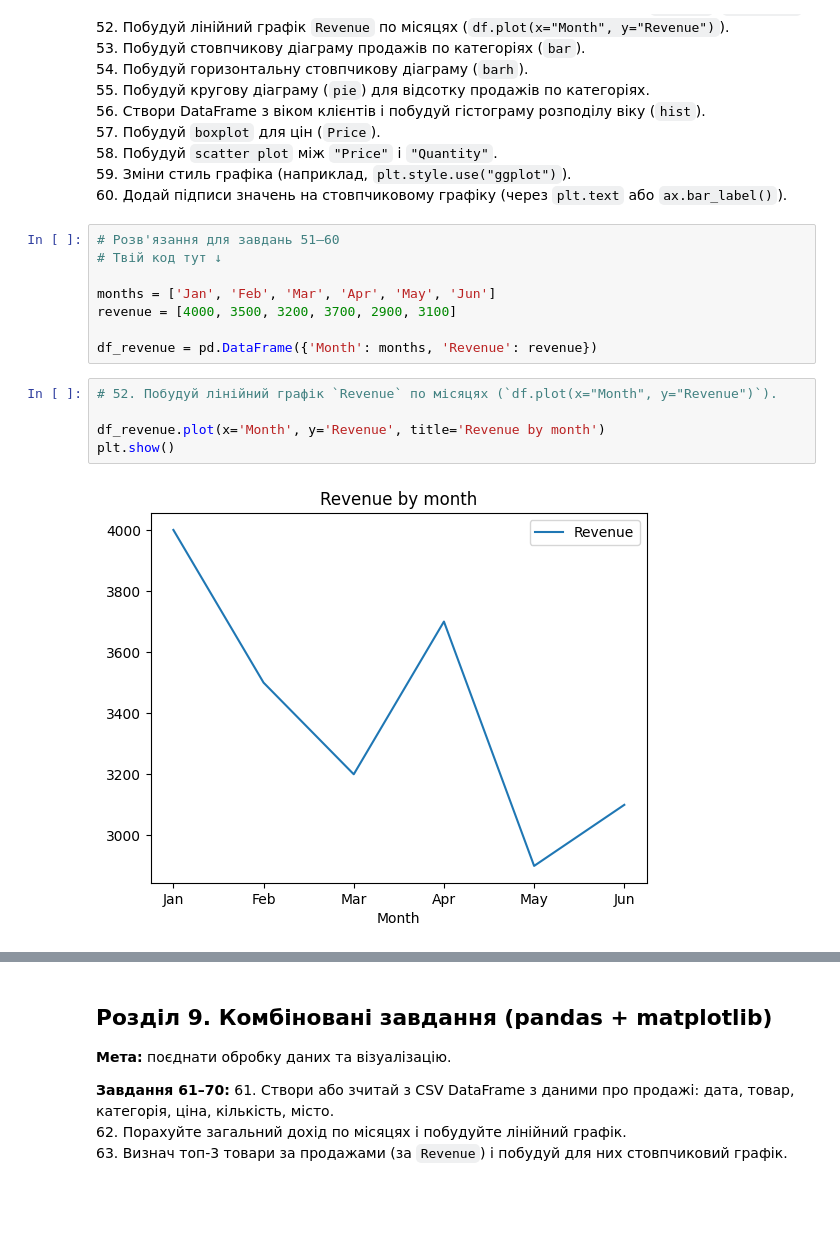
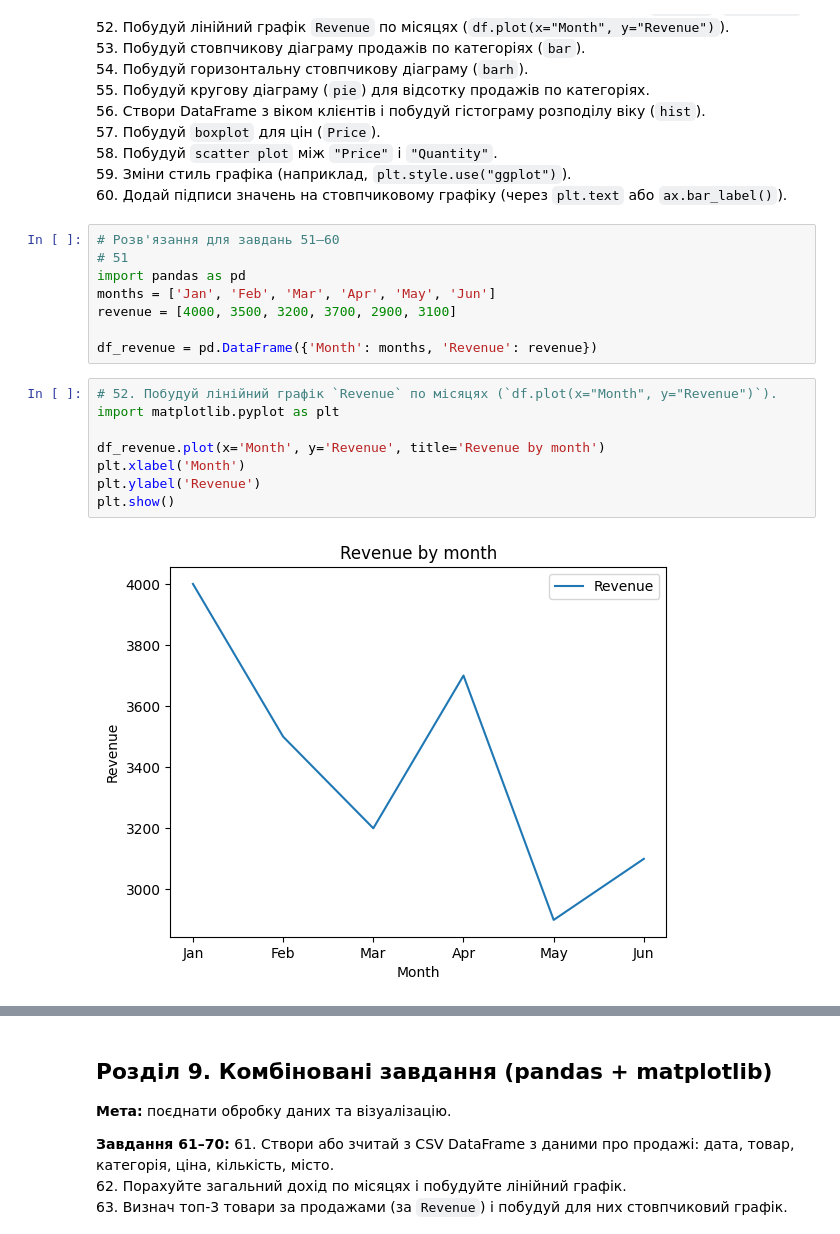
Before and after one commit to shevyakina43/test_task_python, a Jupyter notebook: pandas_matplotlib_practice.ipynb, the cells around one changed output, grey strips where cells are left out. Drawn from its saved outputs; the diff is of its cells as text; blank space fills up the shorter version.

```diff
--- a/pandas_matplotlib_practice.ipynb
+++ b/pandas_matplotlib_practice.ipynb
@@ -555,16 +555,19 @@ plt.show()
 60. Додай підписи значень на стовпчиковому графіку (через `plt.text` або `ax.bar_label()`).
 # %%
 # Розв'язання для завдань 51–60
-# Твій код тут ↓
-
+# 51
+import pandas as pd
 months = ['Jan', 'Feb', 'Mar', 'Apr', 'May', 'Jun']
 revenue = [4000, 3500, 3200, 3700, 2900, 3100]
 
 df_revenue = pd.DataFrame({'Month': months, 'Revenue': revenue})
 # %%
 # 52. Побудуй лінійний графік `Revenue` по місяцях (`df.plot(x="Month", y="Revenue")`).
+import matplotlib.pyplot as plt
 
 df_revenue.plot(x='Month', y='Revenue', title='Revenue by month')
+plt.xlabel('Month')
+plt.ylabel('Revenue')
 plt.show()
 # %% [output]
-[figure, old version]
+[figure, new version]
```
Also changed, not shown: parts of 20 cells of this notebook, 1 other file.
